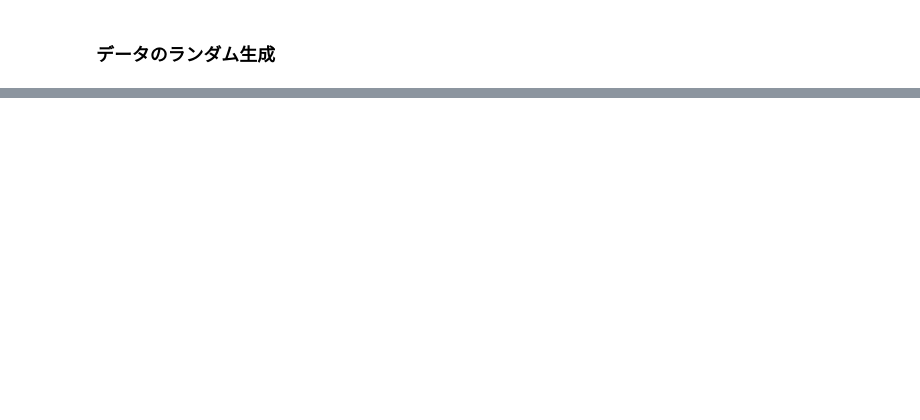
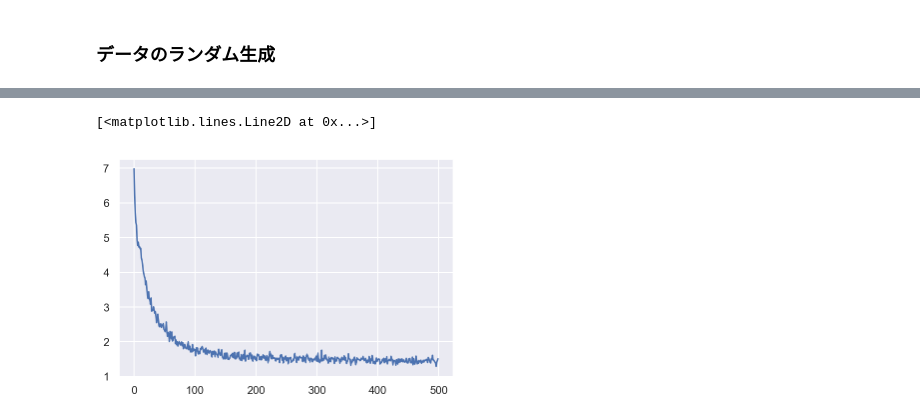
Before and after one commit to masakiaota/blog, a Jupyter notebook: quantile_regression/testrun.ipynb, the cells around one changed output, grey strips where cells are left out. Drawn from its saved outputs; the diff is of its cells as text; code cells hidden in the pictures; blank space fills up the shorter version.

```diff
--- a/quantile_regression/testrun.ipynb
+++ b/quantile_regression/testrun.ipynb
@@ -40,0 +96,30 @@ plt.scatter(X,Y);
+# %%
+# 損失関数のログ
+losses = []
+
+net.train()
+
+# 100回イテレーションを回す
+for epoc in range(500):
+    if not epoc%50:
+        print(epoc)
+#         print(loss)
+    runningloss=0.0
+    for i, (xx, yy) in enumerate(loader):
+        # 前回のbackwardメソッドで
+        # 計算された勾配の値を削除
+        optimizer.zero_grad()
+
+        # 線形モデルでyの予測値を計算
+        y_pred = net(xx)
+
+        # MSE lossとwによる微分を計算
+        loss = loss_fn(y_pred, yy)
+        loss.backward()
+
+        # 勾配を更新する
+        optimizer.step()
+
+        # 収束確認のためにlossを記録しておく
+        runningloss+=loss.item()
+    losses.append(runningloss/i)
@@ -40,0 +137,5 @@ plt.scatter(X,Y);
+# %%
+plt.plot(losses)
+# %% [output]
+[<matplotlib.lines.Line2D at 0x...>]
+[figure, added]
```
Also changed, not shown: parts of 22 cells of this notebook, 1 other file.
